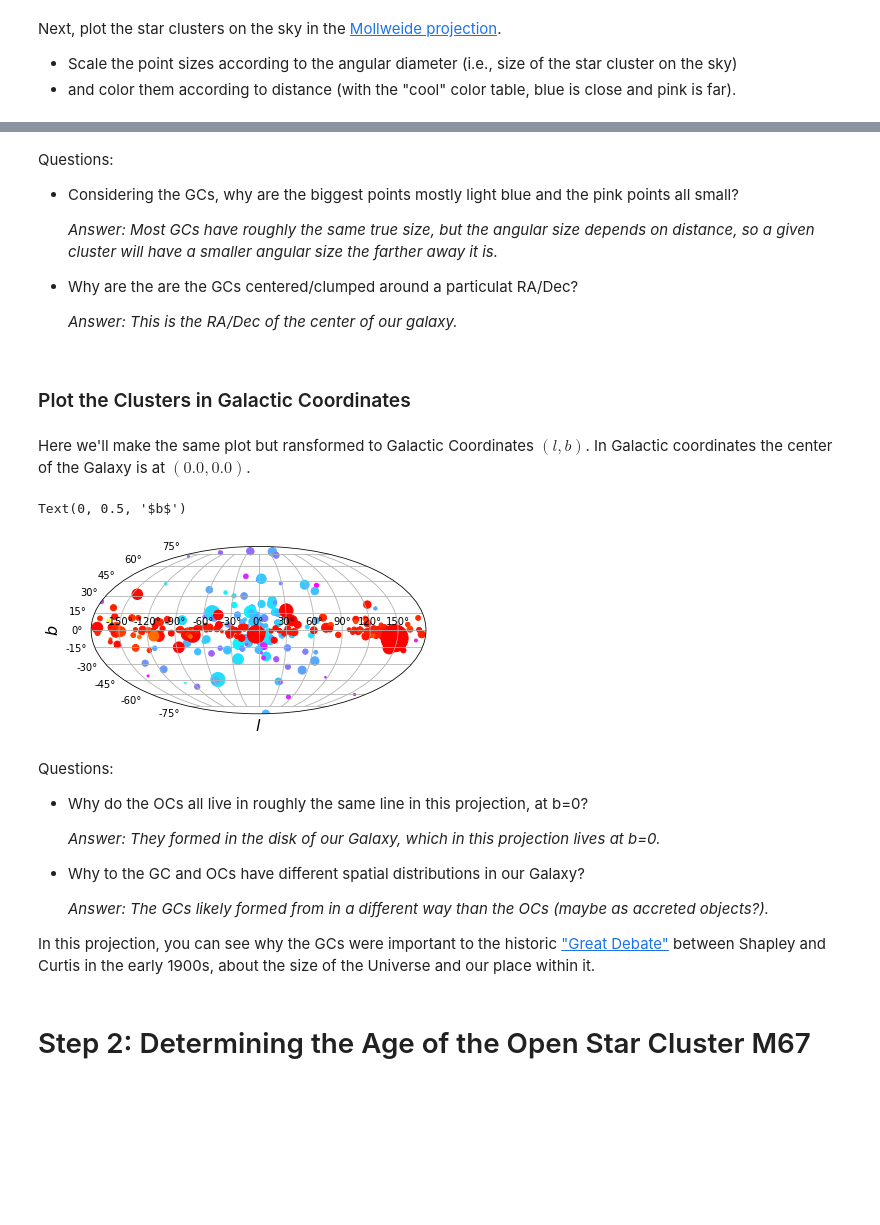
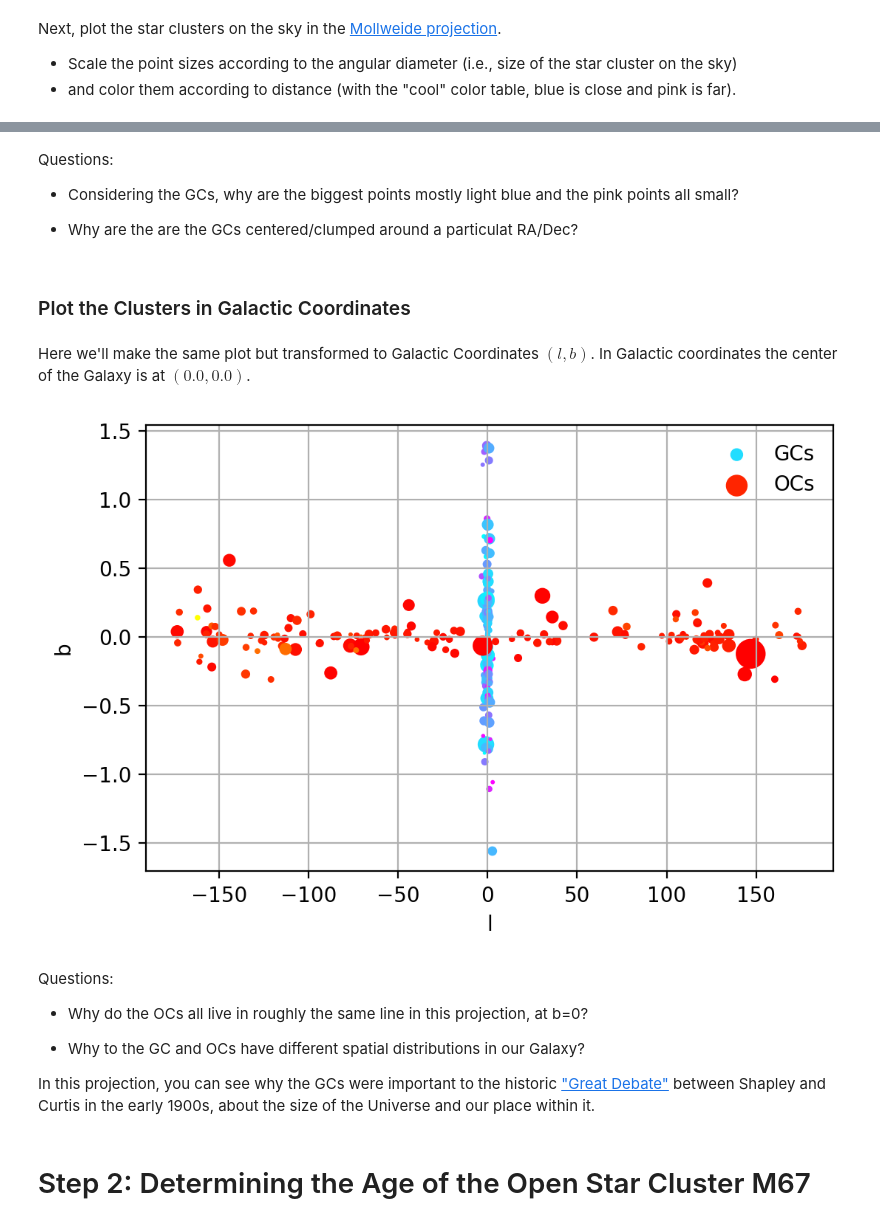
Before and after one commit to CIERA-Northwestern/CIERA_REU, a Jupyter notebook: Python_tutorial_sequence/Part2/Isochrone_SOLUTIONS.ipynb, the cells around one changed output, grey strips where cells are left out. Cells and saved outputs as stored; diff of their text form; code cells hidden in the pictures; blank space fills up the shorter version.

```diff
--- a/Python_tutorial_sequence/Part2/Isochrone_SOLUTIONS.ipynb
+++ b/Python_tutorial_sequence/Part2/Isochrone_SOLUTIONS.ipynb
@@ -145,46 +124,42 @@ Questions:
 
 - Considering the GCs, why are the biggest points mostly light blue and the pink points all small?
 
-    <i>Answer: Most GCs have roughly the same true size, but the angular size depends on distance, so a given cluster will have a smaller angular size the farther away it is.</i><br/>
-
-
 - Why are the are the GCs centered/clumped around a particulat RA/Dec?
-
-    <i>Answer: This is the RA/Dec of the center of our galaxy.</i>
 # %% [markdown]
 ### Plot the Clusters in Galactic Coordinates
 # %% [markdown]
-Here we'll make the same plot but ransformed to Galactic Coordinates $(l,b)$. In Galactic coordinates the center of the Galaxy is at $(0.0,0.0)$.
+Here we'll make the same plot but transformed to Galactic Coordinates $(l,b)$. In Galactic coordinates the center of the Galaxy is at $(0.0,0.0)$.
 # %%
+# You can use the existing SkyCoord object to convert between coordinate systems by using, e.g.,
+# GC_Coords.galactic.l instead of GC_Coords.ra
+
 #Create your plot.  This will be nearly identical to above, except here you want to plot (l,b), rather than (RA,Dec)
-f, ax = plt.subplots(subplot_kw={'projection': "mollweide"})
-ax.grid(True)
+
+f, ax = plt.subplots(dpi=200)
+plt.grid(True)
 
 #GCs
-ax.scatter(GC_Coords.galactic.l.wrap_at(180.*u.degree).radian,GC_Coords.galactic.b.radian,c=GCs['distSun(kly)'],\
-           cmap='cool',s=4*GCs['angular_diameter'])
-#OCs
-ax.scatter(OC_Coords.galactic.l.wrap_at(180.*u.degree).radian,OC_Coords.galactic.b.radian,c=OCs['distSun(kly)'],\
-           cmap='autumn',s=4*OCs['angular_diameter'])
+ax.scatter(GC_Coords.galactic.l.wrap_at(180*u.degree).radian,GC_Coords.galactic.b.radian,
+           c=GC_Coords.distance, s=GCs['angular_diameter'], cmap='cool', label='GCs')
+
+#OCs, plot using the "autumn" color map
+ax.scatter(OC_Coords.galactic.l.wrap_at(180*u.degree),OC_Coords.galactic.b.radian,
+           c=OC_Coords.distance, s=OCs['angular_diameter'], cmap='autumn', label='OCs')
 
 #Label your plot
-ax.set_xlabel(r"$l$",fontsize=16)
-ax.set_ylabel(r"$b$",fontsize=16)
+ax.set_xlabel('l')
+ax.set_ylabel('b')
+ax.legend(frameon=False)
+plt.show()
 # %% [output]
-Text(0, 0.5, '$b$')
-[figure, old version]
+[figure, new version]
 # %% [markdown]
 Questions:
 
 - Why do the OCs all live in roughly the same line in this projection, at b=0?
 
-    <i>Answer: They formed in the disk of our Galaxy, which in this projection lives at b=0.</i><br/>
-
-
 - Why to the GC and OCs have different spatial distributions in our Galaxy?
 
-    <i>Answer: The GCs likely formed from in a different way than the OCs (maybe as accreted objects?).</i>
-
 In this projection, you can see why the GCs were important to the historic <a href="http://apod.nasa.gov/htmltest/gifcity/cs_why.html"> "Great Debate"</a> between Shapley and Curtis in the early 1900s, about the size of the Universe and our place within it.
 # %% [markdown]
 # Step 2: Determining the Age of the Open Star Cluster M67
```
Also changed, not shown: parts of 26 cells of this notebook, 10 other files.
